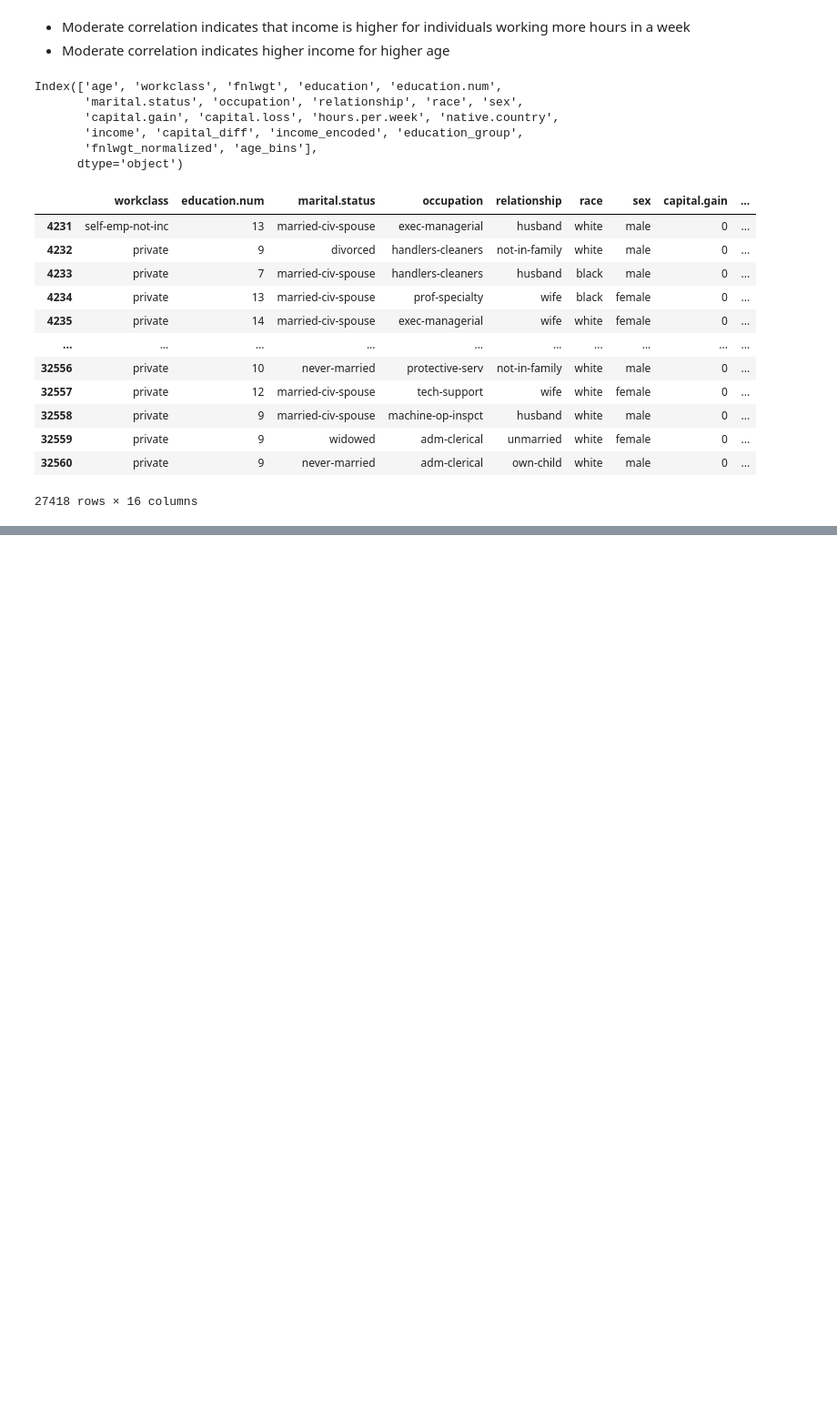
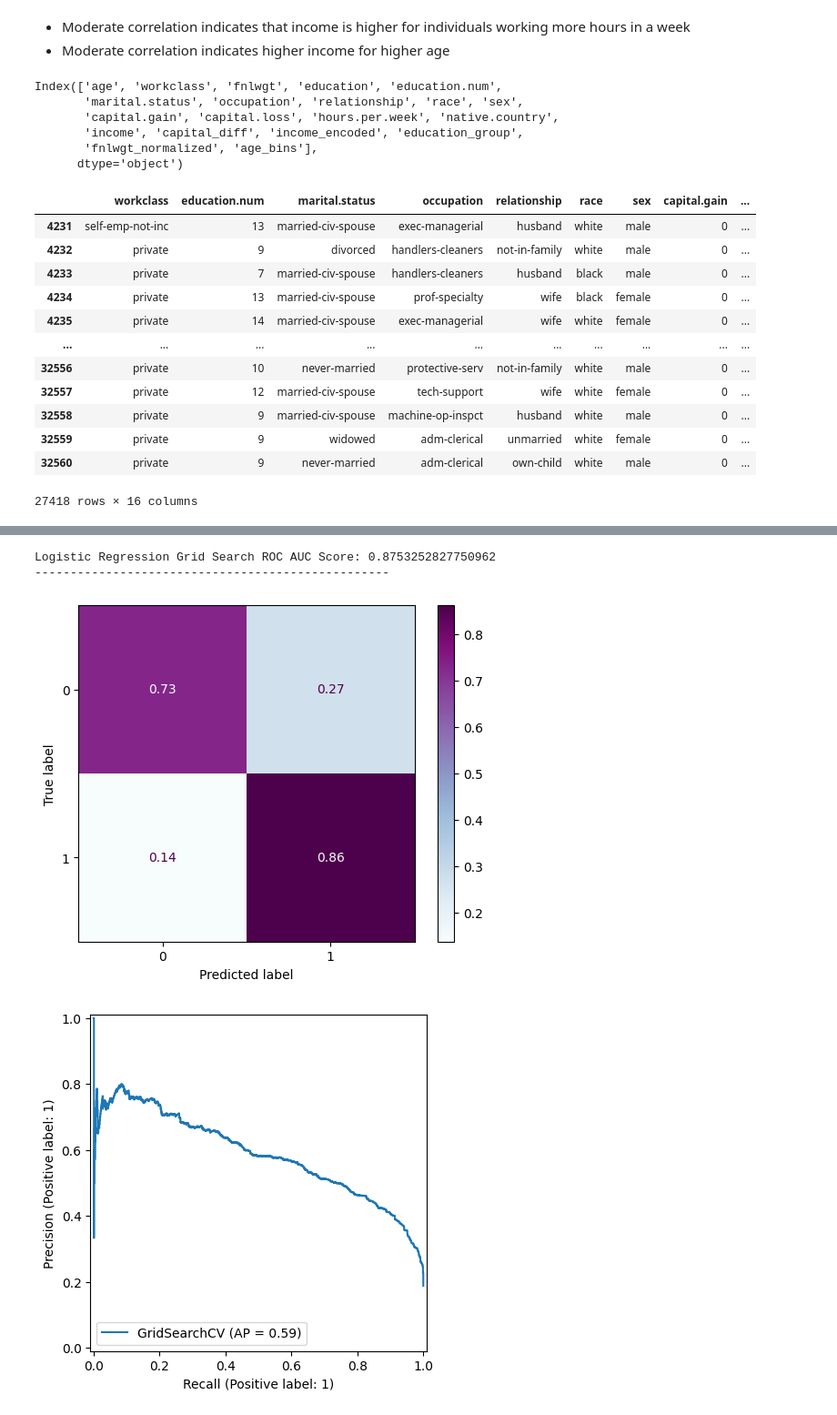
Before and after one commit to atharvawadekar/Adult-census-income-classification, a Jupyter notebook: phase1_eda.ipynb, the cells around one changed output, grey strips where cells are left out. Shown at 91% size. Saved outputs shown, nothing was run; the diff lists cells and outputs as text; code cells hidden in the pictures; blank space fills up the shorter version.

```diff
--- a/phase1_eda.ipynb
+++ b/phase1_eda.ipynb
@@ -1278,0 +1491,10 @@ Accuracy using model.score(): 0.83
+# %%
+y_pred_gs=grid_model.predict(X_test)
+y_pred_probability_gs = grid_model.predict_proba(X_test)
+
+
+log_grid_f1 = f1_score(y_test, y_pred_gs)
+log_grid_recall = recall_score(y_test, y_pred_gs)
+log_grid_auc = roc_auc_score(y_test, y_pred_gs)
+accuracy = accuracy_score(y_test, y_pred_gs)
+accuracy
@@ -1278,0 +1523,14 @@ Accuracy using model.score(): 0.83
+# %%
+# Roc_AUC_score
+print('Logistic Regression Grid Search ROC AUC Score:', roc_auc_score(y_test, y_pred_probability_gs[:,1]))
+print('--------------------------------------------------')
+
+
+grid_logreg_matrix = ConfusionMatrixDisplay.from_estimator(grid_model, X_test, y_test, normalize='true', cmap='BuPu')#confusion matrix
+
+grid_logreg_prCurve = PrecisionRecallDisplay.from_estimator(grid_model, X_test, y_test)#Precision-Recall
+# %% [output]
+Logistic Regression Grid Search ROC AUC Score: 0.8753252827750962
+--------------------------------------------------
+[figure, added]
+[figure, added]
```
Also changed, not shown: parts of 27 cells of this notebook.
